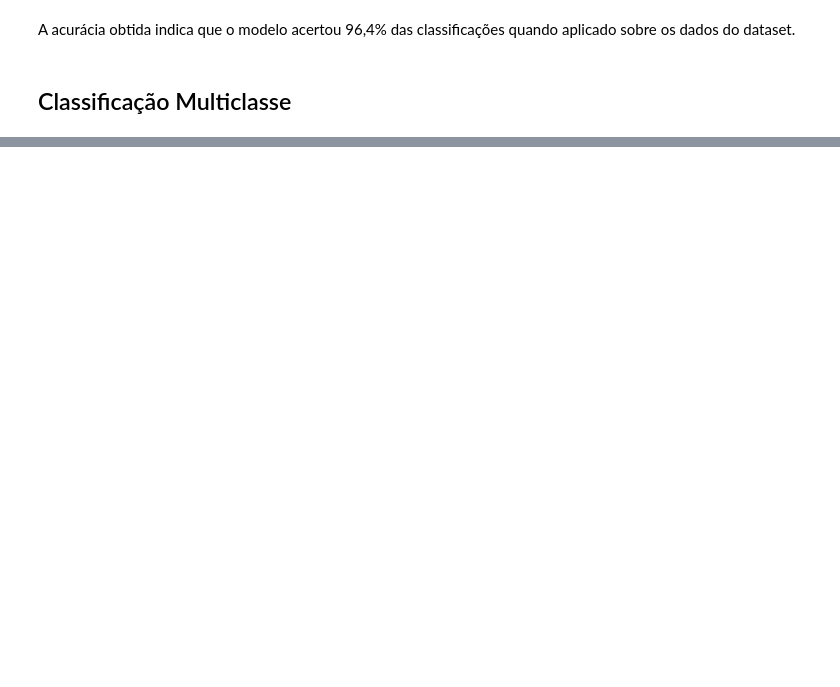
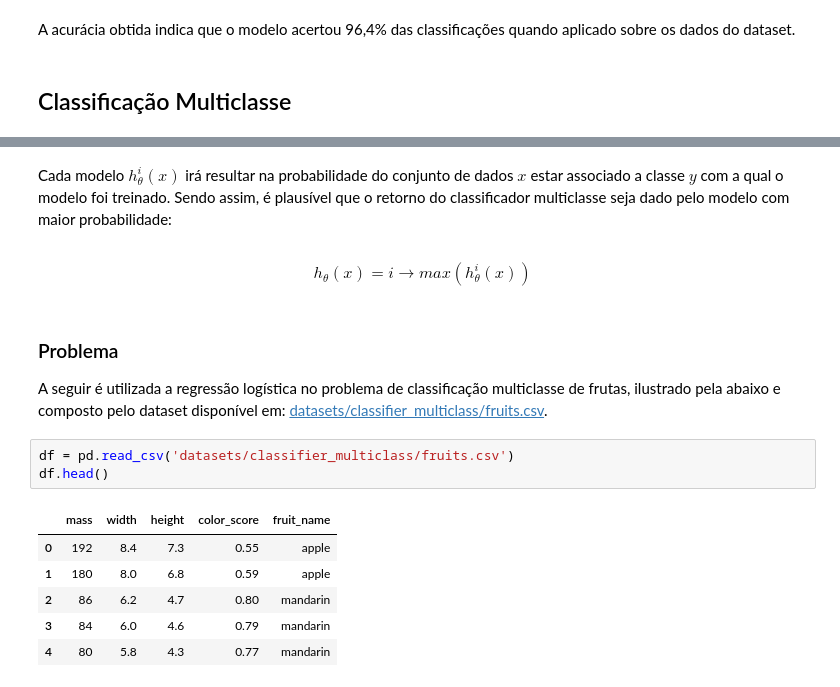
Before and after one commit to CleberPeter/machine_learning_book, a Jupyter notebook: 05-logistic_regression.ipynb, the cells around one changed output, grey strips where cells are left out. Cells and saved outputs as stored; diff of their text form; blank space fills up the shorter version.

```diff
--- a/05-logistic_regression.ipynb
+++ b/05-logistic_regression.ipynb
@@ -501,0 +518,18 @@ A acurácia obtida indica que o modelo acertou 96,4% das classificações quando
+# %% [markdown]
+Cada modelo $h_\theta^i(x)$ irá resultar na probabilidade do conjunto de dados $x$ estar associado a classe $y$ com a qual o modelo foi treinado. Sendo assim, é plausível que o retorno do classificador multiclasse seja dado pelo modelo com maior probabilidade:
+# %% [markdown]
+$$h_\theta(x) = i \rightarrow max(h^i_\theta(x))$$
+# %% [markdown]
+### Problema
+
+A seguir é utilizada a regressão logística no problema de classificação multiclasse de frutas, ilustrado pela abaixo e composto pelo dataset disponível em: [datasets/classifier_multiclass/fruits.csv](datasets/classifier_multiclass/fruits.csv).
+# %%
+df = pd.read_csv('datasets/classifier_multiclass/fruits.csv')
+df.head()
+# %% [output]
+|  | mass | width | height | color_score | fruit_name |
+| 0 | 192 | 8.4 | 7.3 | 0.55 | apple |
+| 1 | 180 | 8.0 | 6.8 | 0.59 | apple |
+| 2 | 86 | 6.2 | 4.7 | 0.80 | mandarin |
+| 3 | 84 | 6.0 | 4.6 | 0.79 | mandarin |
+| 4 | 80 | 5.8 | 4.3 | 0.77 | mandarin |
```
Also changed, not shown: parts of 17 cells of this notebook, 2 other files.
